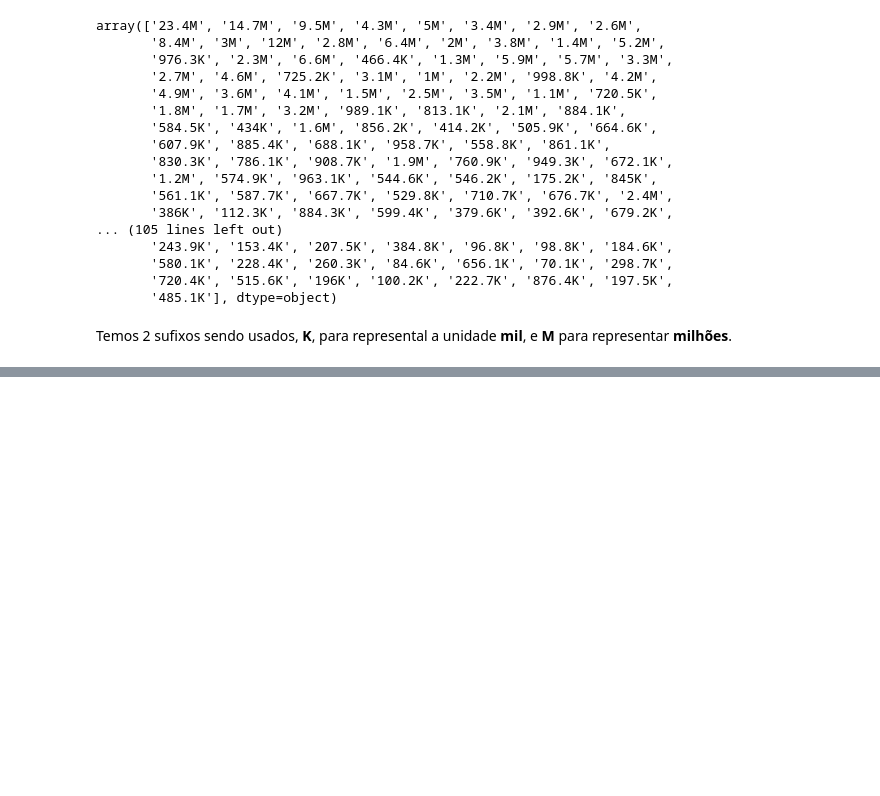
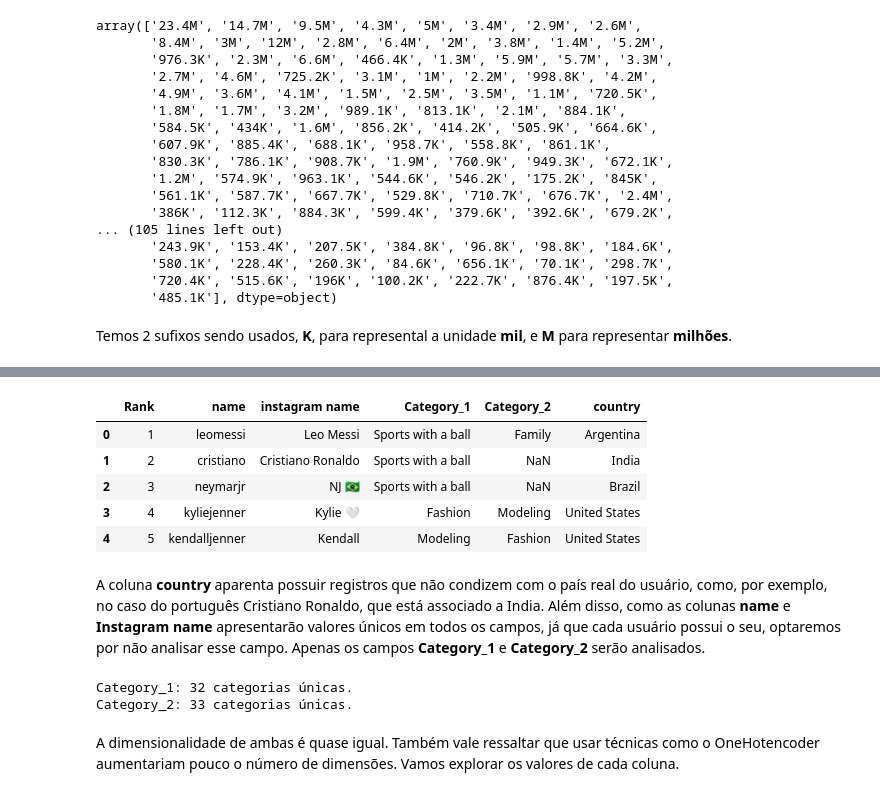
Before and after one commit to dnsrsdata/instagram_eda, a Jupyter notebook: notebooks/EDA.ipynb, the cells around one changed output, grey strips where cells are left out. Drawn from its saved outputs; the diff is of its cells as text; code cells hidden in the pictures; blank space fills up the shorter version.

Commit message:
Finalizando a exploração das variáveis

```diff
--- a/notebooks/EDA.ipynb
+++ b/notebooks/EDA.ipynb
@@ -147,0 +139,8 @@ df_instagram["Eng. (Avg.)"] = df_instagram["Eng. (Avg.)"].str.replace(".", "").a
+# %%
+# Definindo as colunas numéricas
+num_cols = ["followers", "Eng. (Auth.)", "Eng. (Avg.)"]
+
+# Aplicando a função e transformando em numérico
+for col in num_cols:
+    df_instagram[col] = df_instagram[col].apply(add_zeros)
+    df_instagram[col] = df_instagram[col].str.replace(".", "").astype("int")
@@ -147,0 +149,25 @@ df_instagram["Eng. (Avg.)"] = df_instagram["Eng. (Avg.)"].str.replace(".", "").a
+# %%
+# Criando a figura
+fig = make_subplots(rows=3, cols=1)
+
+# Plotando as variáveis em um gráfico subplot
+for index, col in enumerate(num_cols, start=1):
+    fig.add_trace(go.Histogram(x = df_instagram[col], name=col), row=index, col=1)
+
+# Atualizando o layout
+fig.update_layout(
+    title='<b>Distribuição das variáveis numéricas</b>',
+    title_font=dict(size=23, family="Arial"),
+    font_color='#646369',
+    bargap=0.20,
+    bargroupgap=0.1,
+    template='plotly_white',
+    legend=dict(yanchor="top", y=0.90, xanchor="left", x=0.99, title=None),
+    yaxis=dict(showticklabels=True, showgrid=True),
+    xaxis=dict(showgrid=False),
+    title_x=0.1,
+    width=910,
+    height=500
+)
+
+fig.show()
@@ -147,0 +184,28 @@ df_instagram["Eng. (Avg.)"] = df_instagram["Eng. (Avg.)"].str.replace(".", "").a
+# %%
+# Checando as variáveis categóricas
+df_instagram[[col for col in df_instagram.columns if col not in num_cols]].head()
+# %% [output]
+|  | Rank | name | instagram name | Category_1 | Category_2 | country |
+| 0 | 1 | leomessi | Leo Messi | Sports with a ball | Family | Argentina |
+| 1 | 2 | cristiano | Cristiano Ronaldo | Sports with a ball | NaN | India |
+| 2 | 3 | neymarjr | NJ 🇧🇷 | Sports with a ball | NaN | Brazil |
+| 3 | 4 | kyliejenner | Kylie 🤍 | Fashion | Modeling | United States |
+| 4 | 5 | kendalljenner | Kendall | Modeling | Fashion | United States |
+# %% [markdown]
+A coluna **country** aparenta possuir registros que não condizem com o país real
+do usuário, como, por exemplo, no caso do português Cristiano Ronaldo, que está
+associado a India. Além disso, como as colunas **name** e **Instagram name**
+apresentarão valores únicos em todos os campos, já que cada usuário possui o seu,
+optaremos por não analisar esse campo. Apenas os campos **Category_1** e
+**Category_2** serão analisados.
+# %%
+# Verificando a quantidade de valores únicos em cada coluna
+print("Category_1:", df_instagram["Category_1"].nunique(), "categorias únicas.")
+print("Category_2:", df_instagram["Category_2"].nunique(), "categorias únicas.")
+# %% [output]
+Category_1: 32 categorias únicas.
+Category_2: 33 categorias únicas.
+# %% [markdown]
+A dimensionalidade de ambas é quase igual. Também vale ressaltar que usar
+técnicas como o OneHotencoder aumentariam pouco o número de dimensões. Vamos
+explorar os valores de cada coluna.
```
Also changed, not shown: parts of 18 cells of this notebook.
